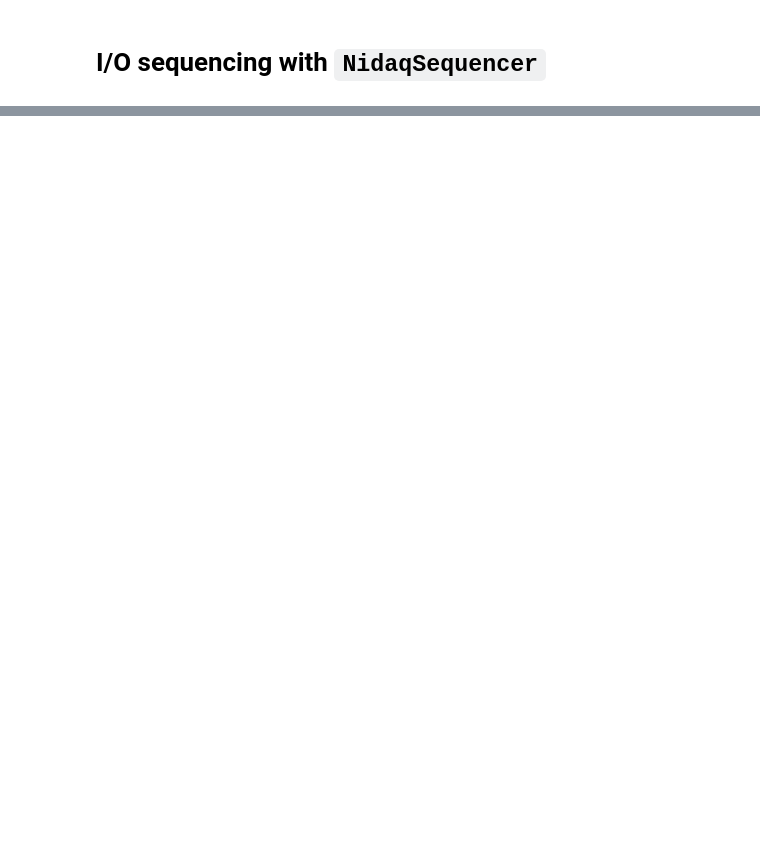
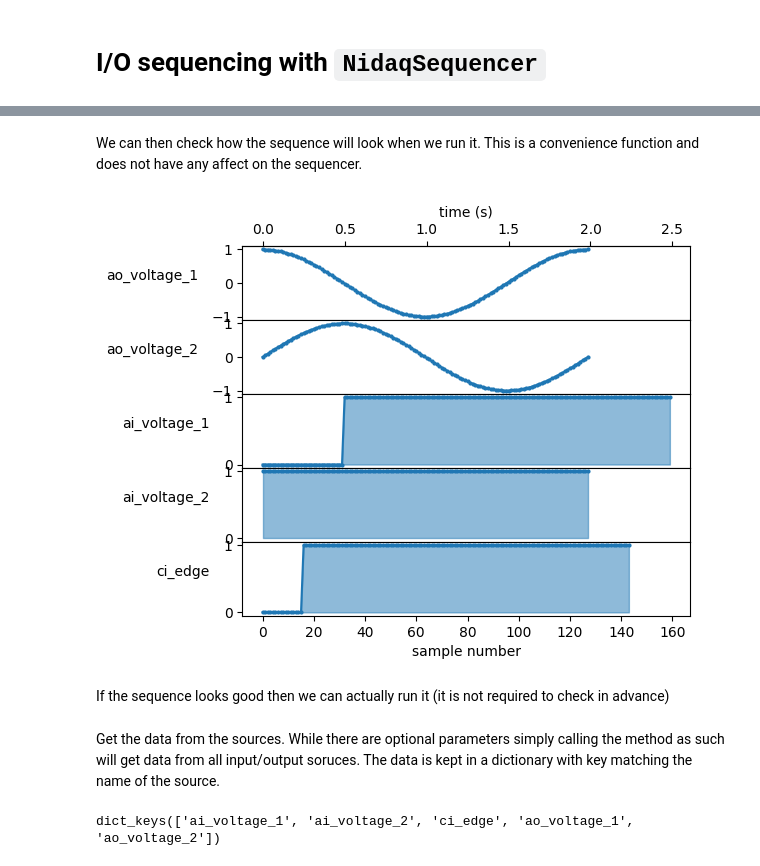
Before and after one commit to UW-Quantum-Defect-Lab/qdl-diamond, a Jupyter notebook: examples/nidaq_sequencing/nidaqsequencer.ipynb, the cells around one changed output, grey strips where cells are left out. Drawn from its saved outputs; the diff is of its cells as text; code cells hidden in the pictures; blank space fills up the shorter version.

```diff
--- a/examples/nidaq_sequencing/nidaqsequencer.ipynb
+++ b/examples/nidaq_sequencing/nidaqsequencer.ipynb
@@ -146,0 +77,17 @@ plt.show()
+# %%
+# Number of samples in the sequence
+n_samples = 128
+
+# Total sequence time in seconds
+sequence_time = 2
+
+# Rate of samples per second
+sample_rate = n_samples / sequence_time
+
+# Write the data to a dictionary to configure the sequencer, keys should match the names of the
+# channels provided during instantiation of the outputs.
+x = np.linspace(0,1,n_samples)
+output_data = {
+    'ao_voltage_1' : np.cos(2*np.pi*x),
+    'ao_voltage_2' : np.sin(2*np.pi*x),
+}
@@ -146,0 +109,33 @@ plt.show()
+# %%
+# Defines the number of samples to record on each source. All input sources should be defined.
+input_samples = {
+    'ai_voltage_1' : n_samples,
+    'ai_voltage_2' : n_samples,
+    'ci_edge' : n_samples
+}
+
+# Defines the number of cycles to delay readout on a given input channel, only those with non-zero
+# delays need to be defined.
+readout_delays = {
+    'ai_voltage_1' : 32,
+    'ci_edge' : 16
+}
+
+# Defines if the input sources should be soft-started, assumes False if not provided.
+soft_start = {
+    'ao_voltage_1' : True # Soft starts only 'ao_voltage_1'
+}
+# %% [markdown]
+We can then check how the sequence will look when we run it. This is a convenience function and does
+not have any affect on the sequencer.
+# %%
+fig = sequencer.check_sequence(
+    clock_rate=sample_rate,
+    output_data=output_data,
+    input_samples=input_samples,
+    readout_delays=readout_delays
+)
+# %% [output]
+[figure, added]
+# %% [markdown]
+If the sequence looks good then we can actually run it (it is not required to check in advance)
@@ -146,0 +152,10 @@ plt.show()
+# %% [markdown]
+Get the data from the sources. While there are optional parameters simply calling the method as such
+will get data from all input/output soruces. The data is kept in a dictionary with key matching the
+name of the source.
+# %%
+# Get the results
+results = sequencer.get_data()
+print(results.keys())
+# %% [output]
+dict_keys(['ai_voltage_1', 'ai_voltage_2', 'ci_edge', 'ao_voltage_1', 'ao_voltage_2'])
```
Also changed, not shown: parts of 32 cells of this notebook, 5 other files.
